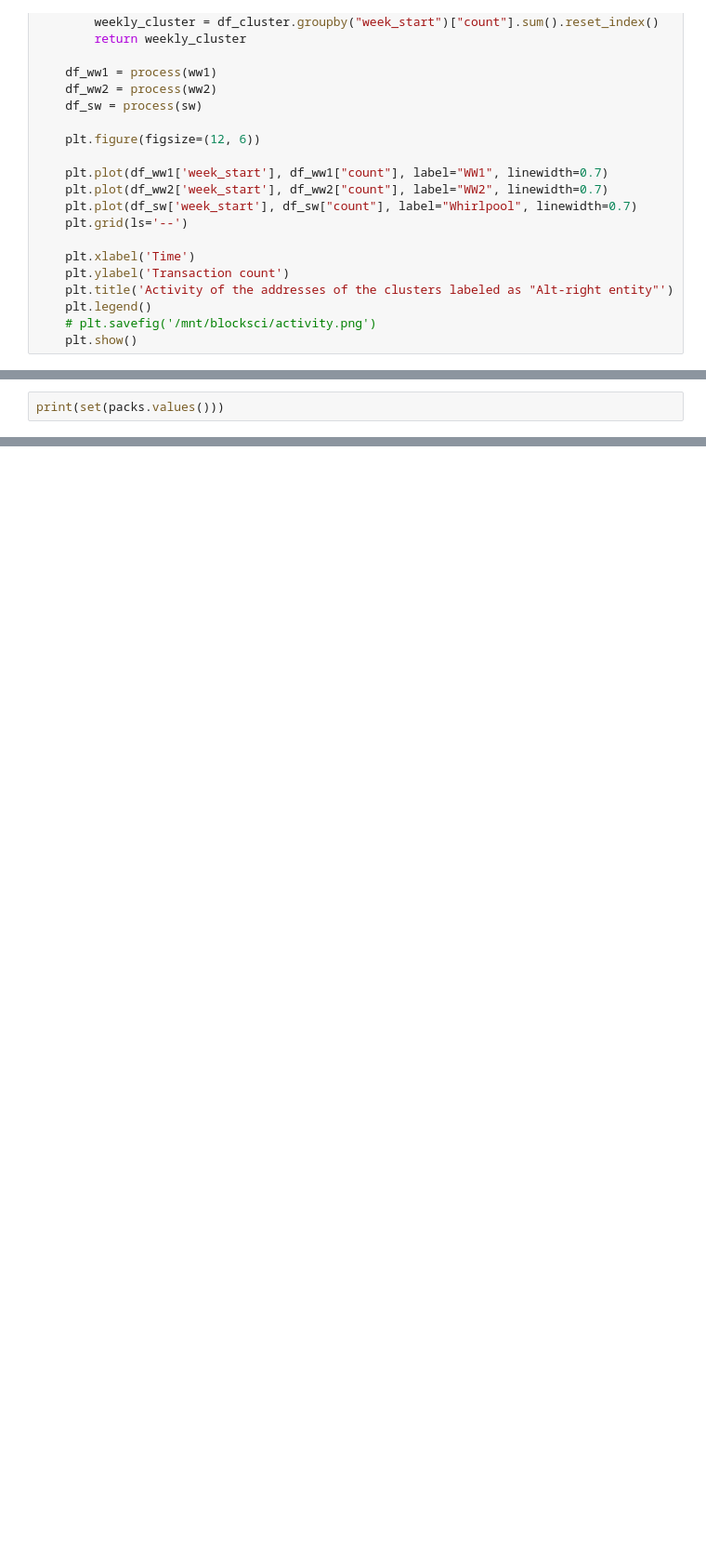
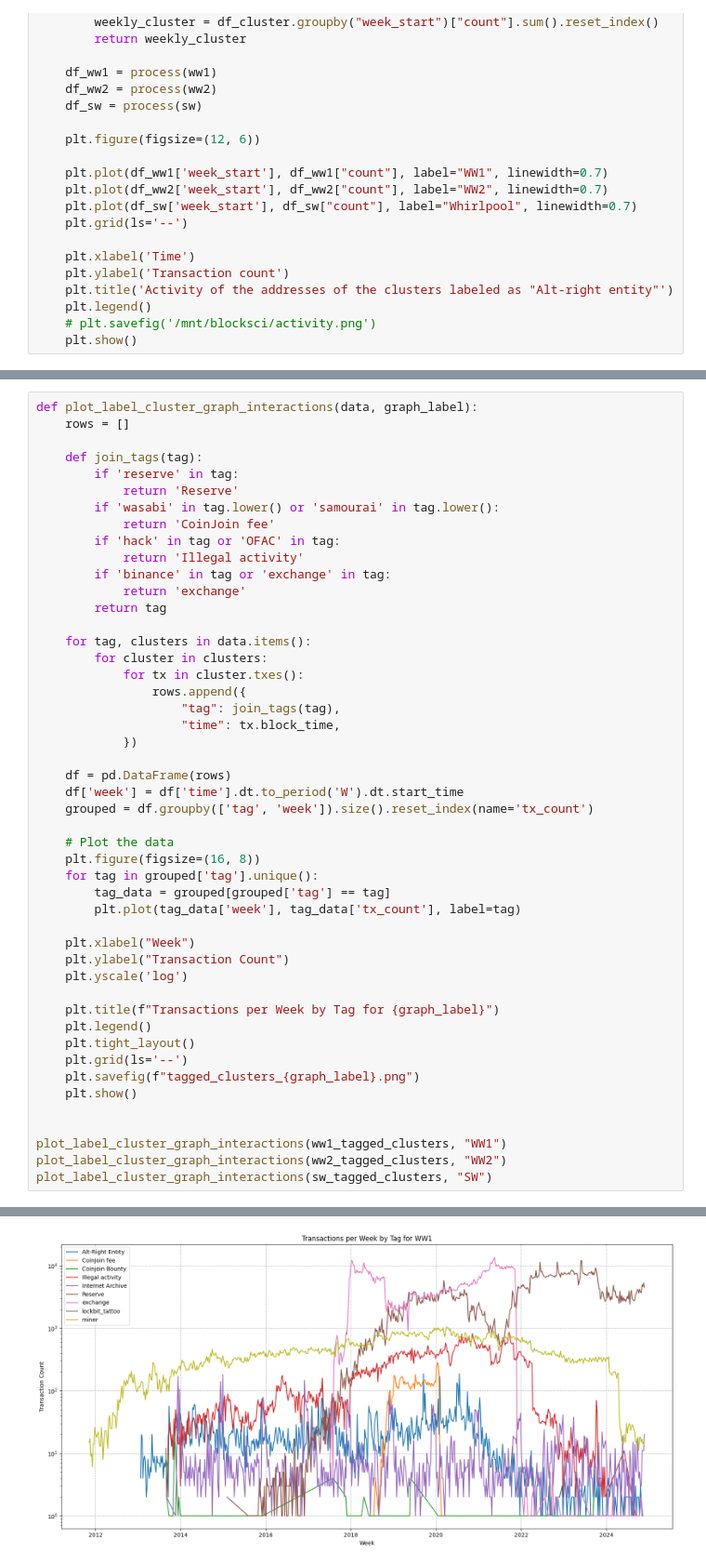
Before and after one commit to mmstanone/blocksci, a Jupyter notebook: Notebooks/Clusters.ipynb, the cells around one changed output, grey strips where cells are left out. Shown at 93% size. Cells and saved outputs as stored; diff of their text form; blank space fills up the shorter version.

```diff
--- a/Notebooks/Clusters.ipynb
+++ b/Notebooks/Clusters.ipynb
@@ -605,3 +603,49 @@ plot_label_cluster_graph_interactions(sw_tagged_clusters, "SW")
 # %%
-print(set(packs.values()))
+def plot_label_cluster_graph_interactions(data, graph_label):
+    rows = []
+
+    def join_tags(tag):
+        if 'reserve' in tag:
+            return 'Reserve'
+        if 'wasabi' in tag.lower() or 'samourai' in tag.lower():
+            return 'CoinJoin fee'
+        if 'hack' in tag or 'OFAC' in tag:
+            return 'Illegal activity'
+        if 'binance' in tag or 'exchange' in tag:
+            return 'exchange'
+        return tag
+
+    for tag, clusters in data.items():
+        for cluster in clusters:
+            for tx in cluster.txes():
+                rows.append({
+                    "tag": join_tags(tag),
+                    "time": tx.block_time,
+            })
+
+    df = pd.DataFrame(rows)
+    df['week'] = df['time'].dt.to_period('W').dt.start_time
+    grouped = df.groupby(['tag', 'week']).size().reset_index(name='tx_count')
+
+    # Plot the data
+    plt.figure(figsize=(16, 8))
+    for tag in grouped['tag'].unique():
+        tag_data = grouped[grouped['tag'] == tag]
+        plt.plot(tag_data['week'], tag_data['tx_count'], label=tag)
+
+    plt.xlabel("Week")
+    plt.ylabel("Transaction Count")
+    plt.yscale('log')
+
+    plt.title(f"Transactions per Week by Tag for {graph_label}")
+    plt.legend()
+    plt.tight_layout()
+    plt.grid(ls='--')
+    plt.savefig(f"tagged_clusters_{graph_label}.png")
+    plt.show()
+
+
+plot_label_cluster_graph_interactions(ww1_tagged_clusters, "WW1")
+plot_label_cluster_graph_interactions(ww2_tagged_clusters, "WW2")
+plot_label_cluster_graph_interactions(sw_tagged_clusters, "SW")
 # %% [output]
@@ -608,0 +652 @@ print(set(packs.values()))
+[figure, added]
```
Also changed, not shown: parts of 20 cells of this notebook, 8 other files.
